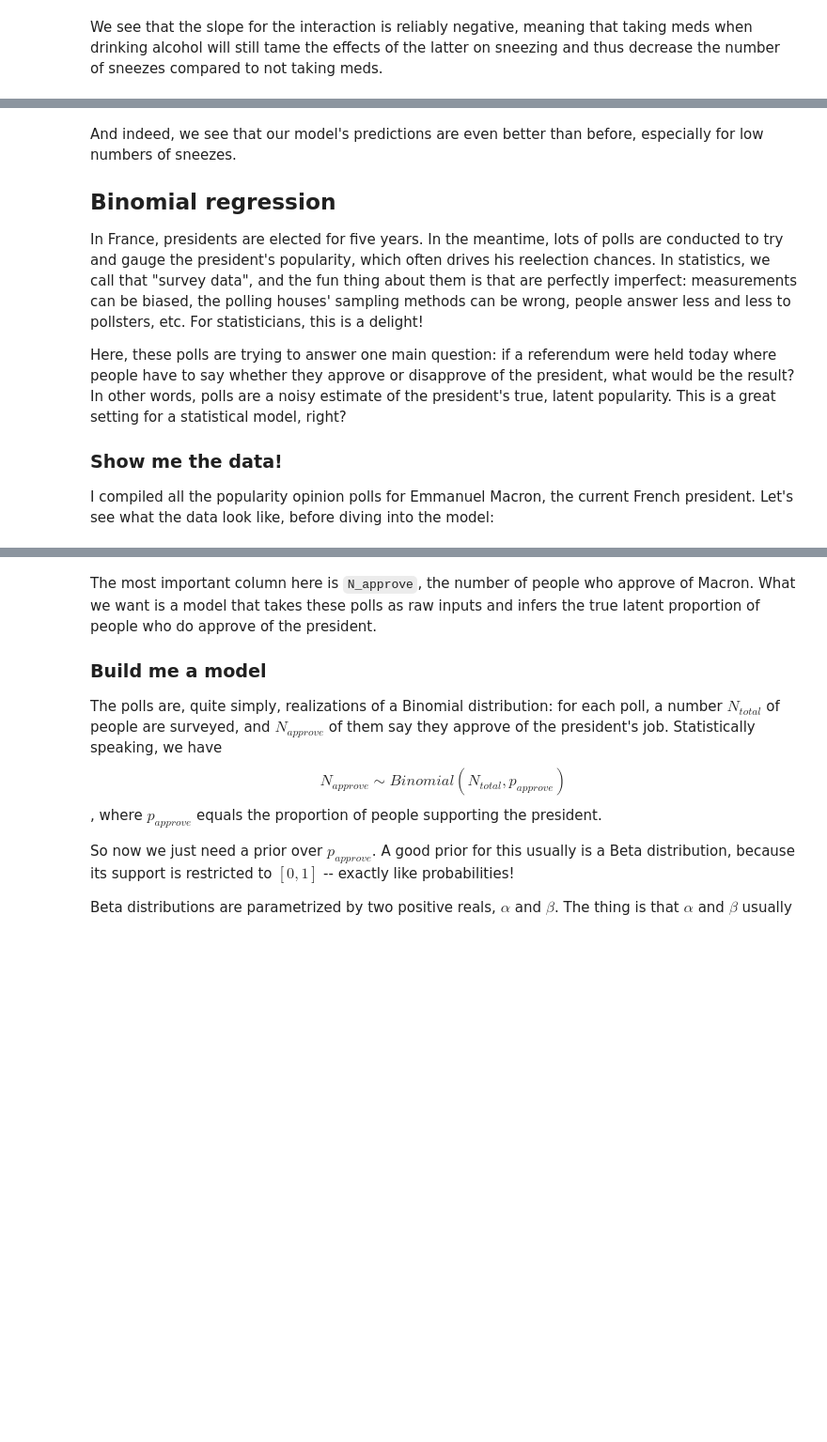
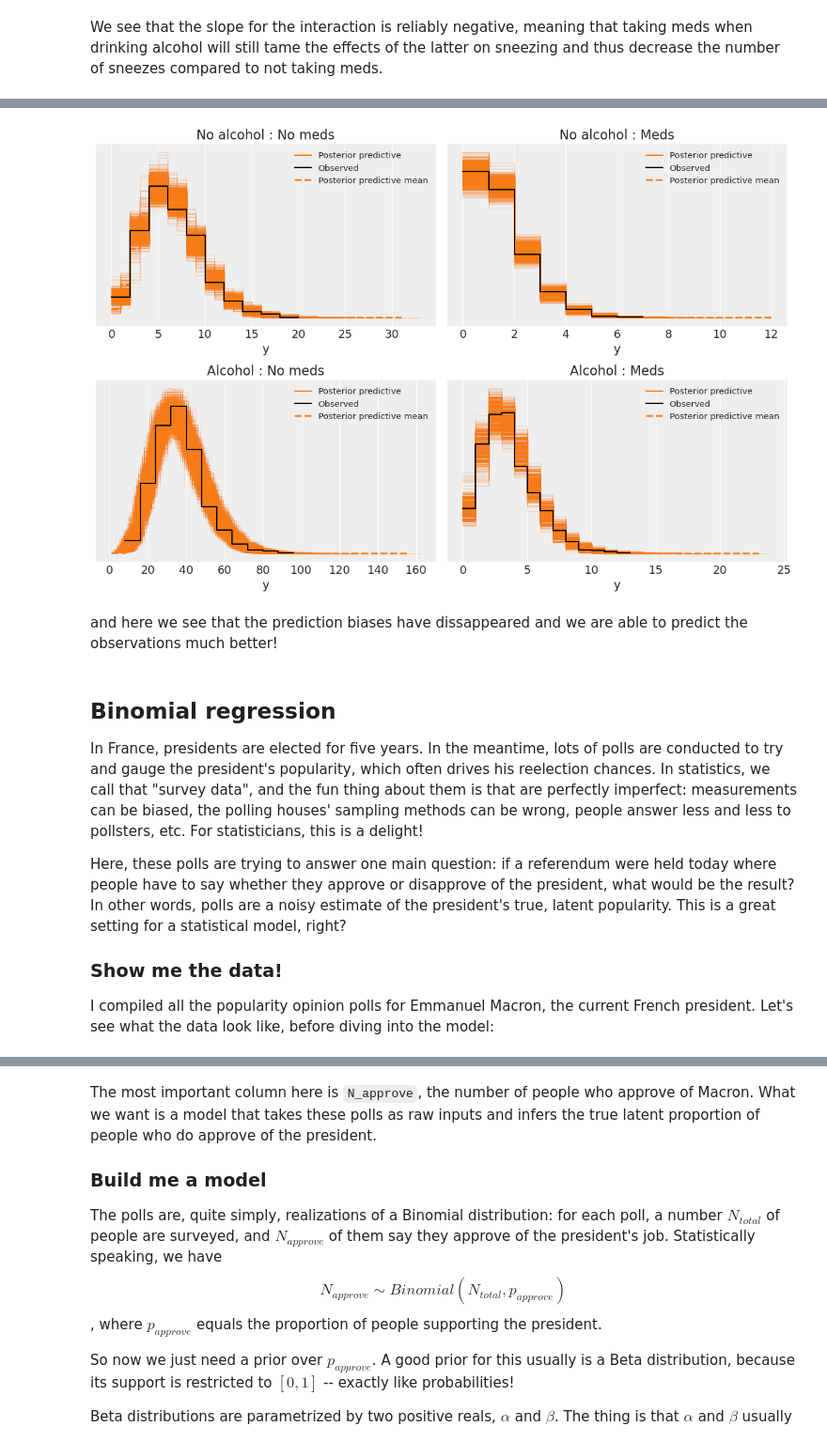
Before and after one commit to pymc-labs/roche-workshop, a Jupyter notebook: notebooks/Section2_Bayesian_GLMs.ipynb, the cells around one changed output, grey strips where cells are left out. Shown at 94% size. Cells and saved outputs as stored; diff of their text form; code cells hidden in the pictures; blank space fills up the shorter version.

```diff
--- a/notebooks/Section2_Bayesian_GLMs.ipynb
+++ b/notebooks/Section2_Bayesian_GLMs.ipynb
@@ -274,6 +312,39 @@ az.plot_ppc(trace_sneeze_inter);
+# %%
+fig, axs = plt.subplots(2, 2, figsize=(12, 8))
+
+az.plot_ppc(
+    trace_sneeze_inter,
+    ax=axs[0, 0],
+    coords={"y_dim_0": np.where(np.logical_and(sneezes.alcohol == 0, sneezes.meds == 0))},
+    color="C1",
+)
+az.plot_ppc(
+    trace_sneeze_inter,
+    ax=axs[0, 1],
+    coords={"y_dim_0": np.where(np.logical_and(sneezes.alcohol == 0, sneezes.meds == 1))},
+    color="C1",
+)
+az.plot_ppc(
+    trace_sneeze_inter,
+    ax=axs[1, 0],
+    coords={"y_dim_0": np.where(np.logical_and(sneezes.alcohol == 1, sneezes.meds == 0))},
+    color="C1",
+)
+az.plot_ppc(
+    trace_sneeze_inter,
+    ax=axs[1, 1],
+    coords={"y_dim_0": np.where(np.logical_and(sneezes.alcohol == 1, sneezes.meds == 1))},
+    color="C1",
+)
+axs[0, 0].set_title("No alcohol : No meds")
+axs[0, 1].set_title("No alcohol : Meds")
+axs[1, 0].set_title("Alcohol : No meds")
+axs[1, 1].set_title("Alcohol : Meds");
+# %% [output]
+[figure, added]
+# %% [markdown]
+and here we see that the prediction biases have dissappeared and we are able to predict the observations much better!
 # %% [markdown]
-And indeed, we see that our model's predictions are even better than before, especially for low numbers of sneezes.
-
 ## Binomial regression
 
 In France, presidents are elected for five years. In the meantime, lots of polls are conducted to try and gauge the president's popularity, which often drives his reelection chances. In statistics, we call that "survey data", and the fun thing about them is that are perfectly imperfect: measurements can be biased, the polling houses' sampling methods can be wrong, people answer less and less to pollsters, etc. For statisticians, this is a delight!
```
Also changed, not shown: parts of 10 cells of this notebook.
